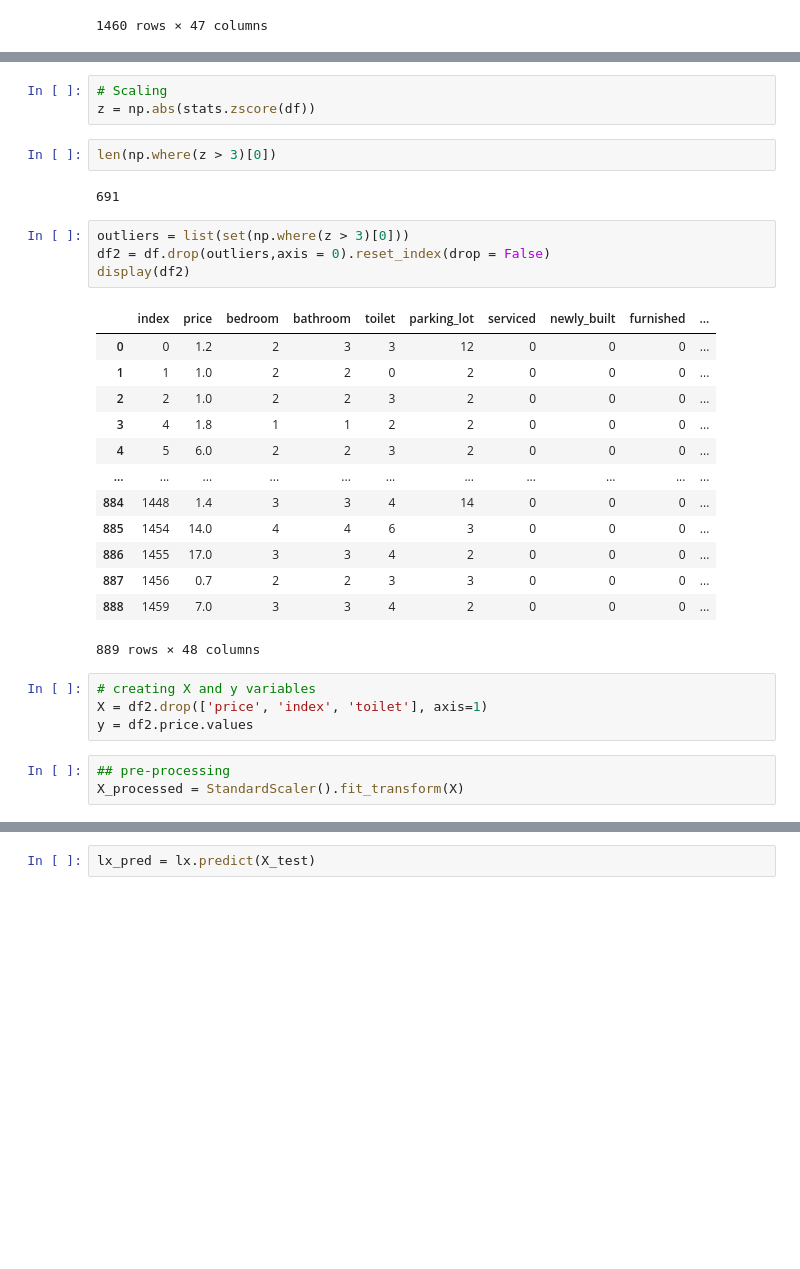
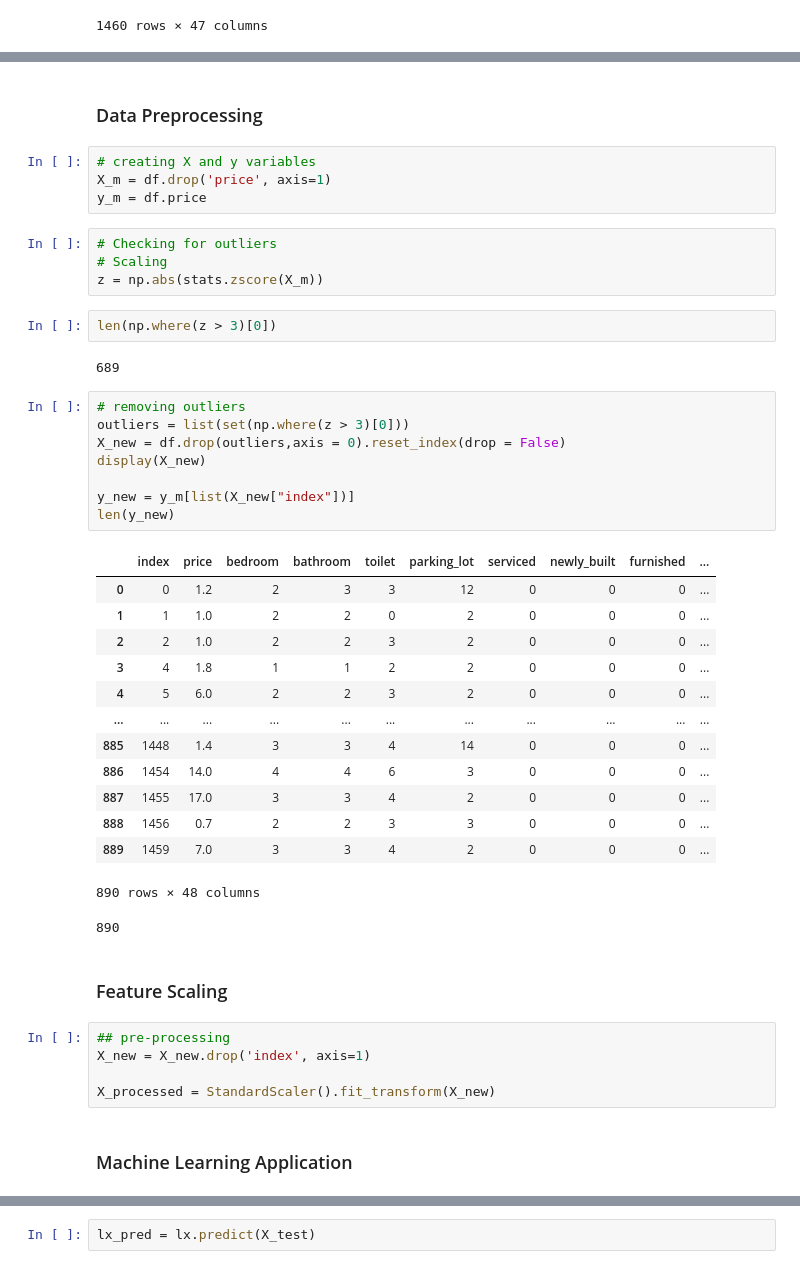
Before and after one commit to JacobUkokobili/LHP, a Jupyter notebook: model_building.ipynb, the cells around one changed output, grey strips where cells are left out. Drawn from its saved outputs; the diff is of its cells as text; blank space fills up the shorter version.

```diff
--- a/model_building.ipynb
+++ b/model_building.ipynb
@@ -45,34 +64,48 @@ df
+# %% [markdown]
+### Data Preprocessing
+# %%
+# creating X and y variables
+X_m = df.drop('price', axis=1)
+y_m = df.price
 # %%
+# Checking for outliers
 # Scaling
-z = np.abs(stats.zscore(df))
+z = np.abs(stats.zscore(X_m))
 # %%
 len(np.where(z > 3)[0])
 # %% [output]
-691
+689
 # %%
+# removing outliers
 outliers = list(set(np.where(z > 3)[0]))
-df2 = df.drop(outliers,axis = 0).reset_index(drop = False)
-display(df2)
+X_new = df.drop(outliers,axis = 0).reset_index(drop = False)
+display(X_new)
+
+y_new = y_m[list(X_new["index"])]
+len(y_new)
 # %% [output]
 |  | index | price | bedroom | bathroom | toilet | parking_lot | serviced | newly_built | furnished | ... |
 | 0 | 0 | 1.2 | 2 | 3 | 3 | 12 | 0 | 0 | 0 | ... |
 | 1 | 1 | 1.0 | 2 | 2 | 0 | 2 | 0 | 0 | 0 | ... |
 | 2 | 2 | 1.0 | 2 | 2 | 3 | 2 | 0 | 0 | 0 | ... |
 | 3 | 4 | 1.8 | 1 | 1 | 2 | 2 | 0 | 0 | 0 | ... |
 | 4 | 5 | 6.0 | 2 | 2 | 3 | 2 | 0 | 0 | 0 | ... |
 | ... | ... | ... | ... | ... | ... | ... | ... | ... | ... | ... |
-| 884 | 1448 | 1.4 | 3 | 3 | 4 | 14 | 0 | 0 | 0 | ... |
-| 885 | 1454 | 14.0 | 4 | 4 | 6 | 3 | 0 | 0 | 0 | ... |
-| 886 | 1455 | 17.0 | 3 | 3 | 4 | 2 | 0 | 0 | 0 | ... |
-| 887 | 1456 | 0.7 | 2 | 2 | 3 | 3 | 0 | 0 | 0 | ... |
-| 888 | 1459 | 7.0 | 3 | 3 | 4 | 2 | 0 | 0 | 0 | ... |
+| 885 | 1448 | 1.4 | 3 | 3 | 4 | 14 | 0 | 0 | 0 | ... |
+| 886 | 1454 | 14.0 | 4 | 4 | 6 | 3 | 0 | 0 | 0 | ... |
+| 887 | 1455 | 17.0 | 3 | 3 | 4 | 2 | 0 | 0 | 0 | ... |
+| 888 | 1456 | 0.7 | 2 | 2 | 3 | 3 | 0 | 0 | 0 | ... |
+| 889 | 1459 | 7.0 | 3 | 3 | 4 | 2 | 0 | 0 | 0 | ... |
-889 rows × 48 columns
+890 rows × 48 columns
+890
-# %%
-# creating X and y variables
-X = df2.drop(['price', 'index', 'toilet'], axis=1)
-y = df2.price.values
+# %% [markdown]
+### Feature Scaling
 # %%
 ## pre-processing
-X_processed = StandardScaler().fit_transform(X)
+X_new = X_new.drop('index', axis=1)
+
+X_processed = StandardScaler().fit_transform(X_new)
+# %% [markdown]
+### Machine Learning Application
 # %%
 # train test split
```
Also changed, not shown: parts of 33 cells of this notebook, 2 other files.
